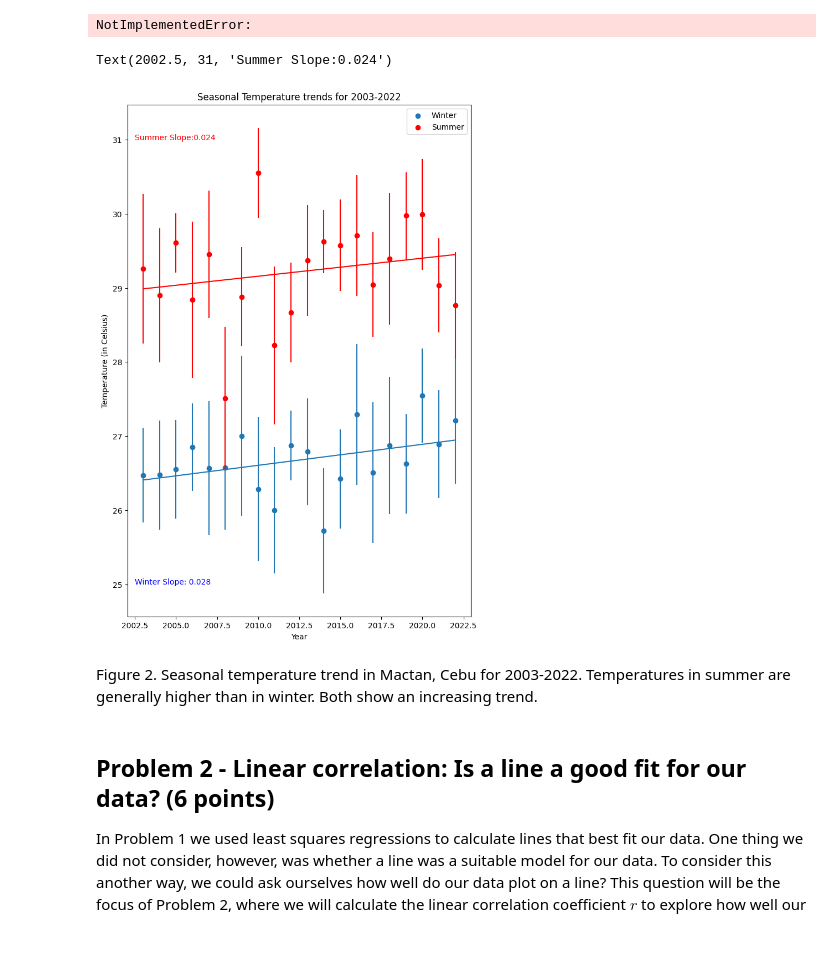
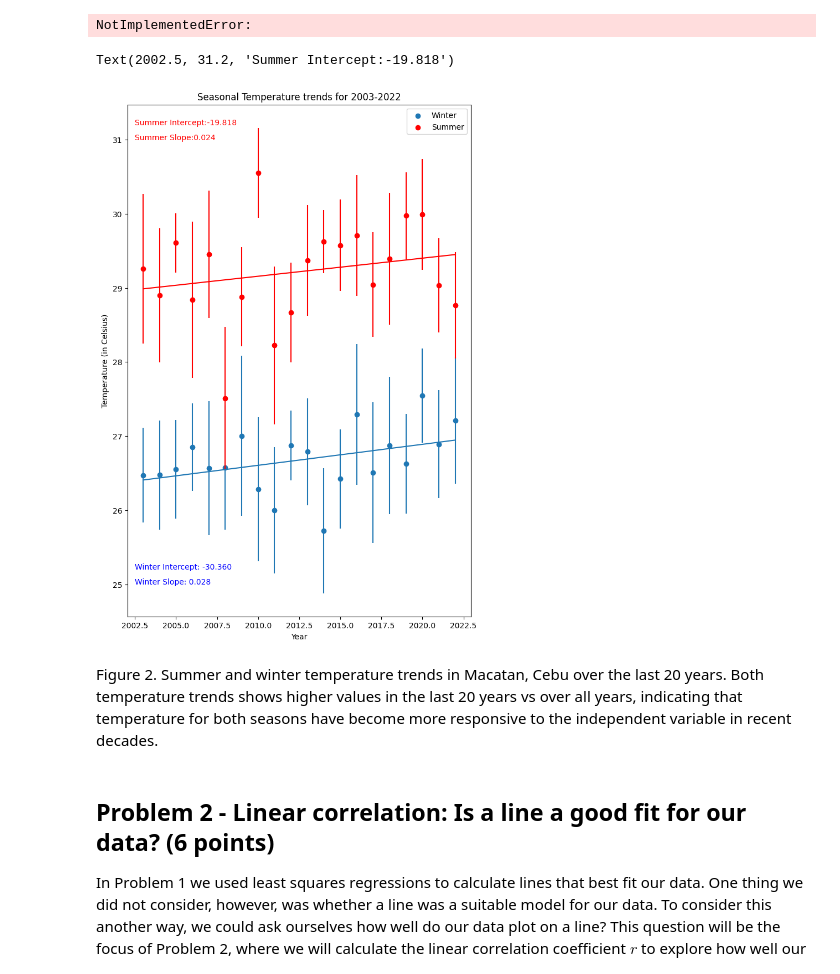
Before and after one commit to NIGS-GeoPython-2024/exercise-9-v2-ahsadsad, a Jupyter notebook: Exercise-9-problems-1-3.ipynb, the cells around one changed output. Cells and saved outputs as stored; diff of their text form; code cells hidden in the pictures; blank space fills up the shorter version.

```diff
--- a/Exercise-9-problems-1-3.ipynb
+++ b/Exercise-9-problems-1-3.ipynb
@@ -239,37 +241,39 @@ fig, ax2 = plt.subplots(figsize=(8,12))
 
 ax2.scatter(x_20, y_winter20, label='Winter')
 ax2.scatter(x_20, y_summer20, color='red', label='Summer')
 ax2.set_xlabel('Year')
 ax2.set_ylabel('Temperature (in Celsius)')
 ax2.set_title('Seasonal Temperature trends for 2003-2022')
 ax2.legend()
 
 # add error bars
 ax2.errorbar(x_20, y_winter20, yerr=err_w20, fmt='none')
 ax2.errorbar(x_20, y_summer20, yerr=err_s20, fmt='none', ecolor='r')
 
 # plot regression line for winter
 y5 = A_winter20 + B_winter20 * x_20.min()
 y6 = A_winter20 + B_winter20 * x_20.max()
 x5 = x_20.min()
 x6 = x_20.max()
 
 ax2.plot([x5, x6], [y5, y6])
 ax2.text(2002.5, 25, f"Winter Slope: {B_winter20:.3f}", color='blue')
+ax2.text(2002.5, 25.2, f"Winter Intercept: {A_winter20:.3f}", color='blue')
 
 # plot regression line for summer
 y7 = A_summer20 + B_summer20 * x_20.min()
 y8 = A_summer20 + B_summer20 * x_20.max()
 x7 = x_20.min()
 x8 = x_20.max()
 
 ax2.plot([x7, x8], [y7, y8], color='red')
 ax2.text(2002.5, 31, f"Summer Slope:{B_summer20:.3f}", color='red')
+ax2.text(2002.5, 31.2, f"Summer Intercept:{A_summer20:.3f}", color='red')
 # %% [output]
-Text(2002.5, 31, 'Summer Slope:0.024')
+Text(2002.5, 31.2, 'Summer Intercept:-19.818')
-[figure, old version]
+[figure, new version]
-# %% [markdown]
-Figure 2. Seasonal temperature trend in Mactan, Cebu for 2003-2022. Temperatures in summer are generally higher than in winter. Both show an increasing trend.
+# %% [markdown]
+Figure 2. Summer and winter temperature trends in Macatan, Cebu over the last 20 years. Both temperature trends shows higher values in the last 20 years vs over all years, indicating that temperature for both seasons have become more responsive to the independent variable in recent decades.
 # %% [markdown]
 ## Problem 2 - Linear correlation: Is a line a good fit for our data? (6 points)
 
```
Also changed, not shown: parts of 7 cells of this notebook.
